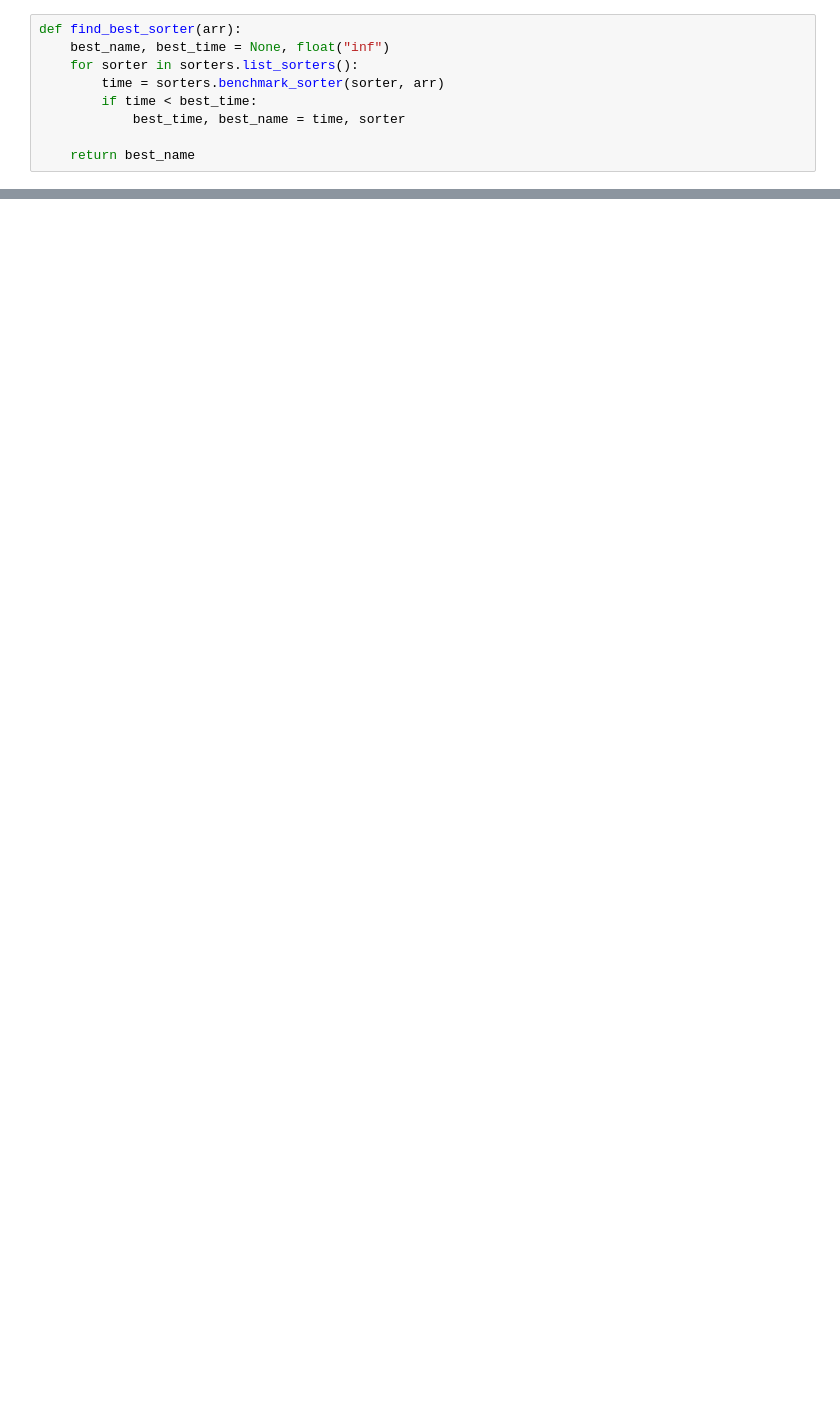
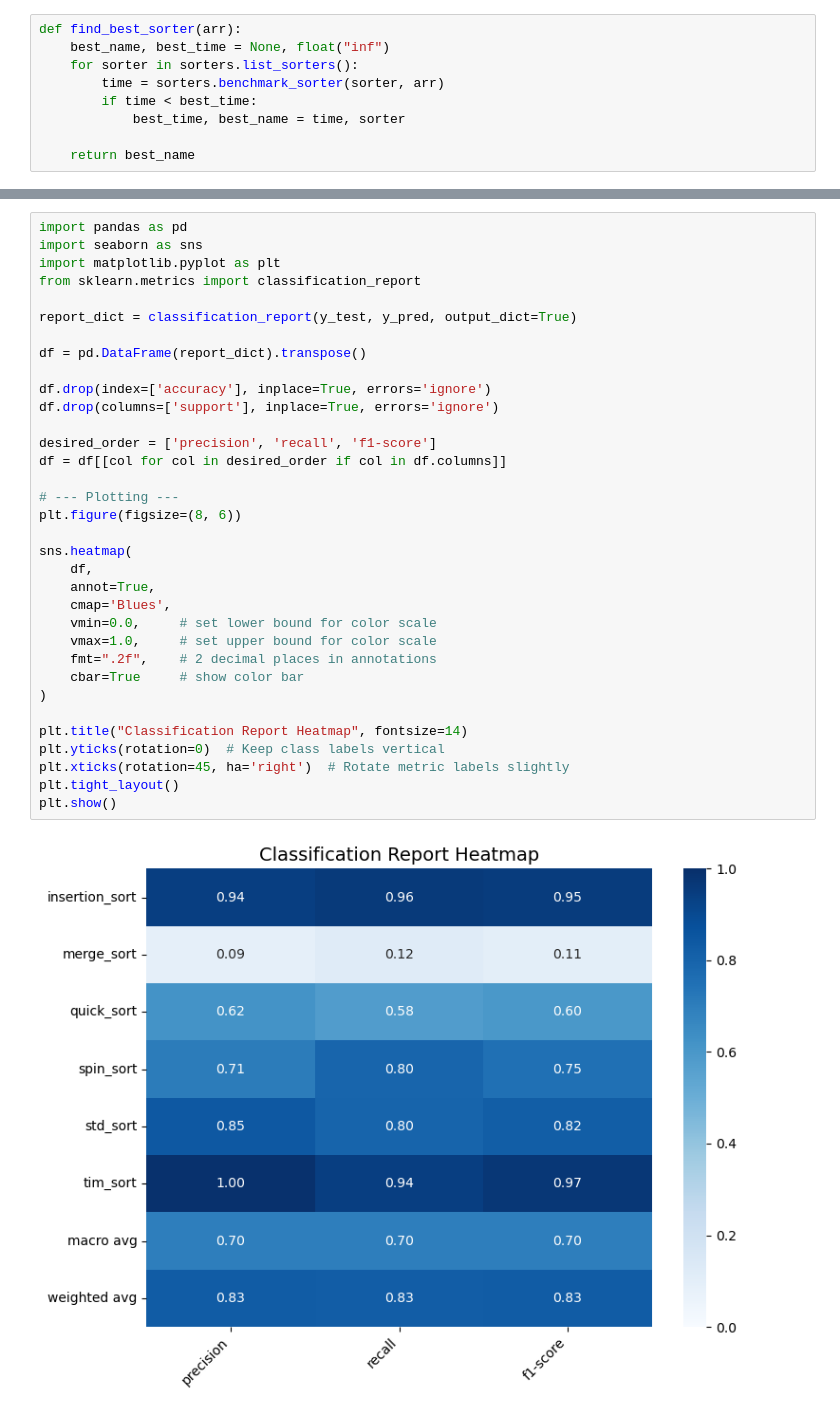
Before and after one commit to kiselevart/sorting-selector, a Jupyter notebook: Implementation/analysis/train_model.ipynb, the cells around one changed output, grey strips where cells are left out. Saved outputs shown, nothing was run; the diff lists cells and outputs as text; blank space fills up the shorter version.

```diff
--- a/Implementation/analysis/train_model.ipynb
+++ b/Implementation/analysis/train_model.ipynb
@@ -257,0 +208,36 @@ plt.show()
+# %%
+import pandas as pd
+import seaborn as sns
+import matplotlib.pyplot as plt
+from sklearn.metrics import classification_report
+
+report_dict = classification_report(y_test, y_pred, output_dict=True)
+
+df = pd.DataFrame(report_dict).transpose()
+
+df.drop(index=['accuracy'], inplace=True, errors='ignore')
+df.drop(columns=['support'], inplace=True, errors='ignore')
+
+desired_order = ['precision', 'recall', 'f1-score']
+df = df[[col for col in desired_order if col in df.columns]]
+
+# --- Plotting ---
+plt.figure(figsize=(8, 6))
+
+sns.heatmap(
+    df,
+    annot=True,
+    cmap='Blues',
+    vmin=0.0,     # set lower bound for color scale
+    vmax=1.0,     # set upper bound for color scale
+    fmt=".2f",    # 2 decimal places in annotations
+    cbar=True     # show color bar
+)
+
+plt.title("Classification Report Heatmap", fontsize=14)
+plt.yticks(rotation=0)  # Keep class labels vertical
+plt.xticks(rotation=45, ha='right')  # Rotate metric labels slightly
+plt.tight_layout()
+plt.show()
+# %% [output]
+[figure, added]
```
Also changed, not shown: parts of 10 cells of this notebook, 12 other files.
